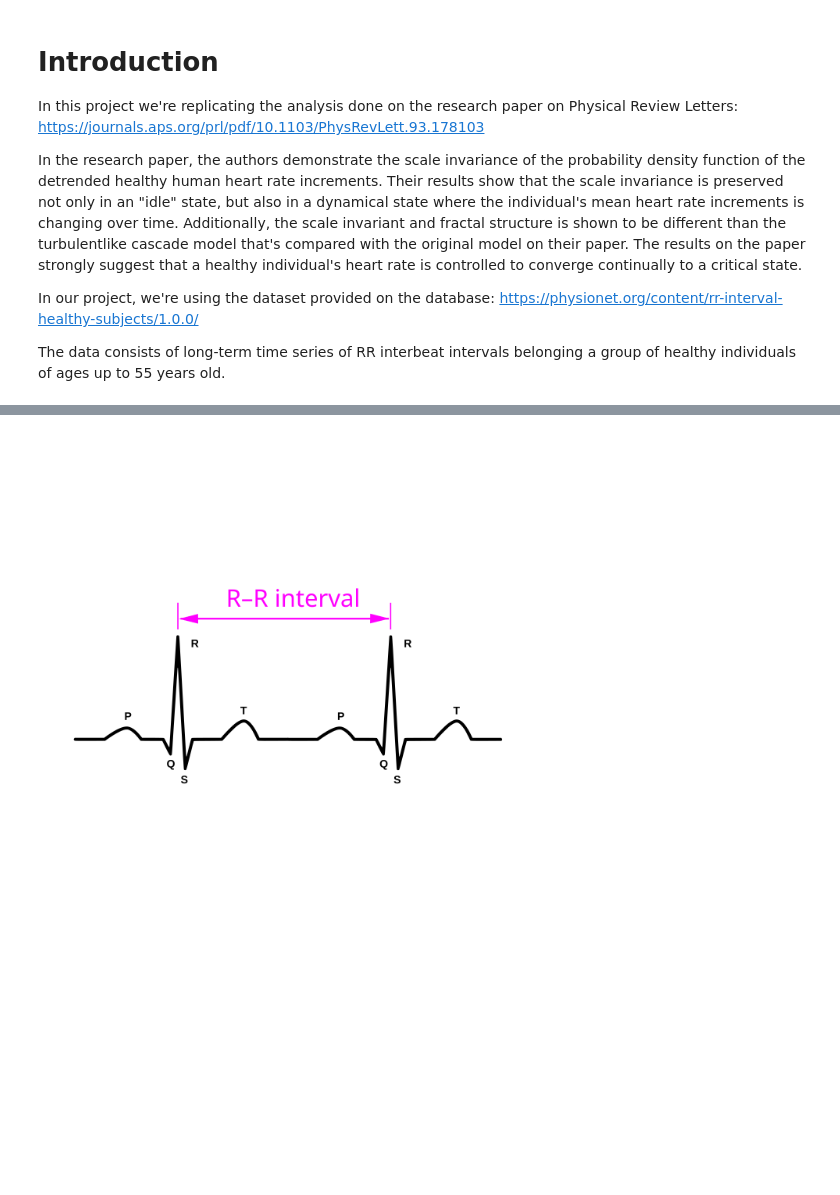
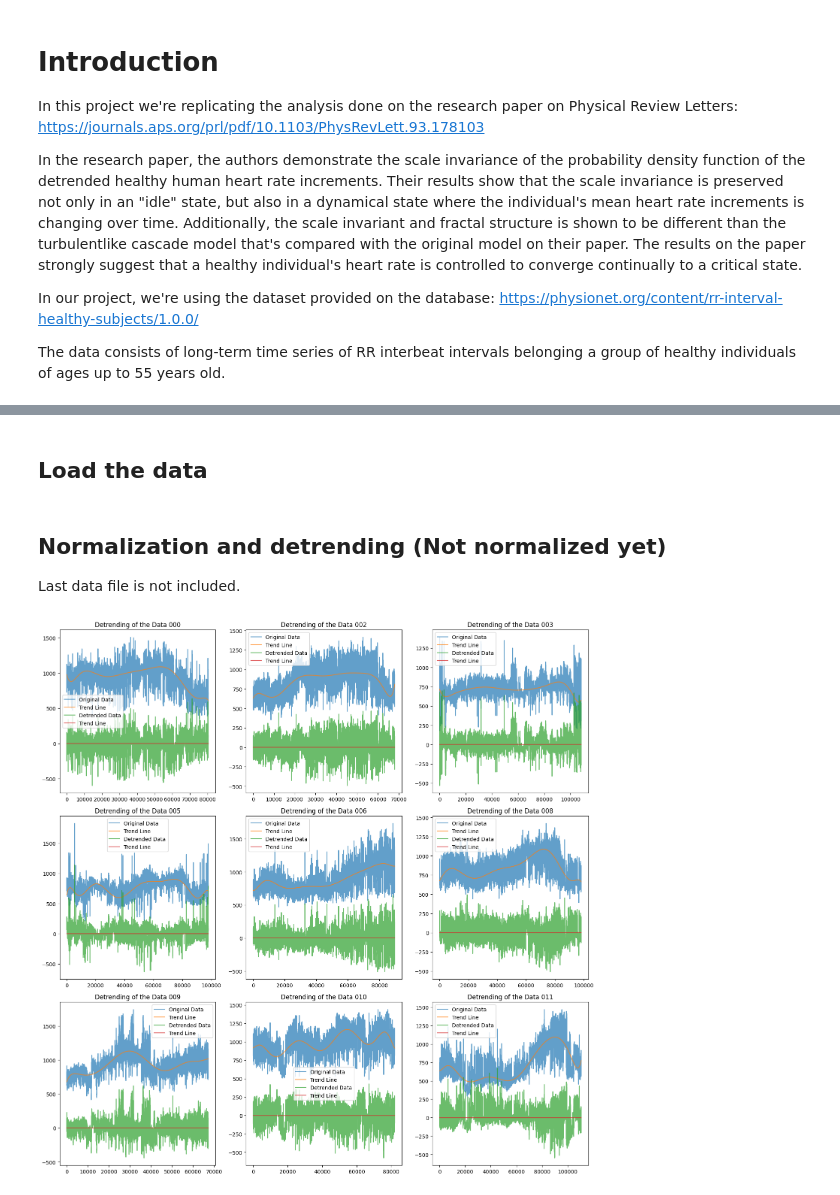
Before and after one commit to contingency01/LCP-A-Project, a Jupyter notebook: Project-main-notebook.ipynb, the cells around one changed output, grey strips where cells are left out. Saved outputs shown, nothing was run; the diff lists cells and outputs as text; code cells hidden in the pictures; blank space fills up the shorter version.

```diff
--- a/Project-main-notebook.ipynb
+++ b/Project-main-notebook.ipynb
@@ -25,6 +38,47 @@ import matplotlib.pyplot as plt
-# %%
-from IPython.display import display, Image
-
-display(Image(filename="/Users/test/Desktop/LCPA project/LCP-A-Project/ECG-RRinterval.svg.png", width=500, height=500))
-# %% [output]
-[figure, removed]
+# %% [markdown]
+## Load the data
+# %%
+data_files = ["000","002","003","005","006","008","009","010","011","013"]  # add 008
+data = []
+for i in data_files:
+    f = open("data/" + i + ".txt","r")
+
+    data0 = []
+
+    for i in f.readlines():
+        x = i.strip()
+        if x:
+            data0.append(int(x))
+
+    data.append(data0)
+# %% [markdown]
+## Normalization and detrending (Not normalized yet)
+Last data file is not included.
+# %%
+
+plt.figure(figsize=(15, 15))
+
+for i in range(len(data[:9])):  # the last data is not included in order to plot as 3x3
+    data0 = np.array(data[i])
+    x = np.arange(len(data0))
+    degree = 10
+    p = Polynomial.fit(x, data0, degree)
+    trend = p(x)
+    detrended_data = data0 - trend
+
+    p2 = Polynomial.fit(x, detrended_data, 1)
+    trend2 = p2(x)
+
+    plt.subplot(3, 3, i + 1)  # Creates subplots in a 3x3 grid
+    plt.plot(data0, label="Original Data", alpha=0.7)
+    plt.plot(trend, label="Trend Line", alpha=0.7)
+    plt.plot(detrended_data, label="Detrended Data", alpha=0.7)
+    plt.plot(trend2, label="Trend Line", alpha=0.7)
+    plt.title("Detrending of the Data " + data_files[i])
+    plt.legend()
+
+
+plt.tight_layout()
+plt.show()
+# %% [output]
+[figure, added]
```
Also changed, not shown: parts of 5 cells of this notebook, 3 other files.
